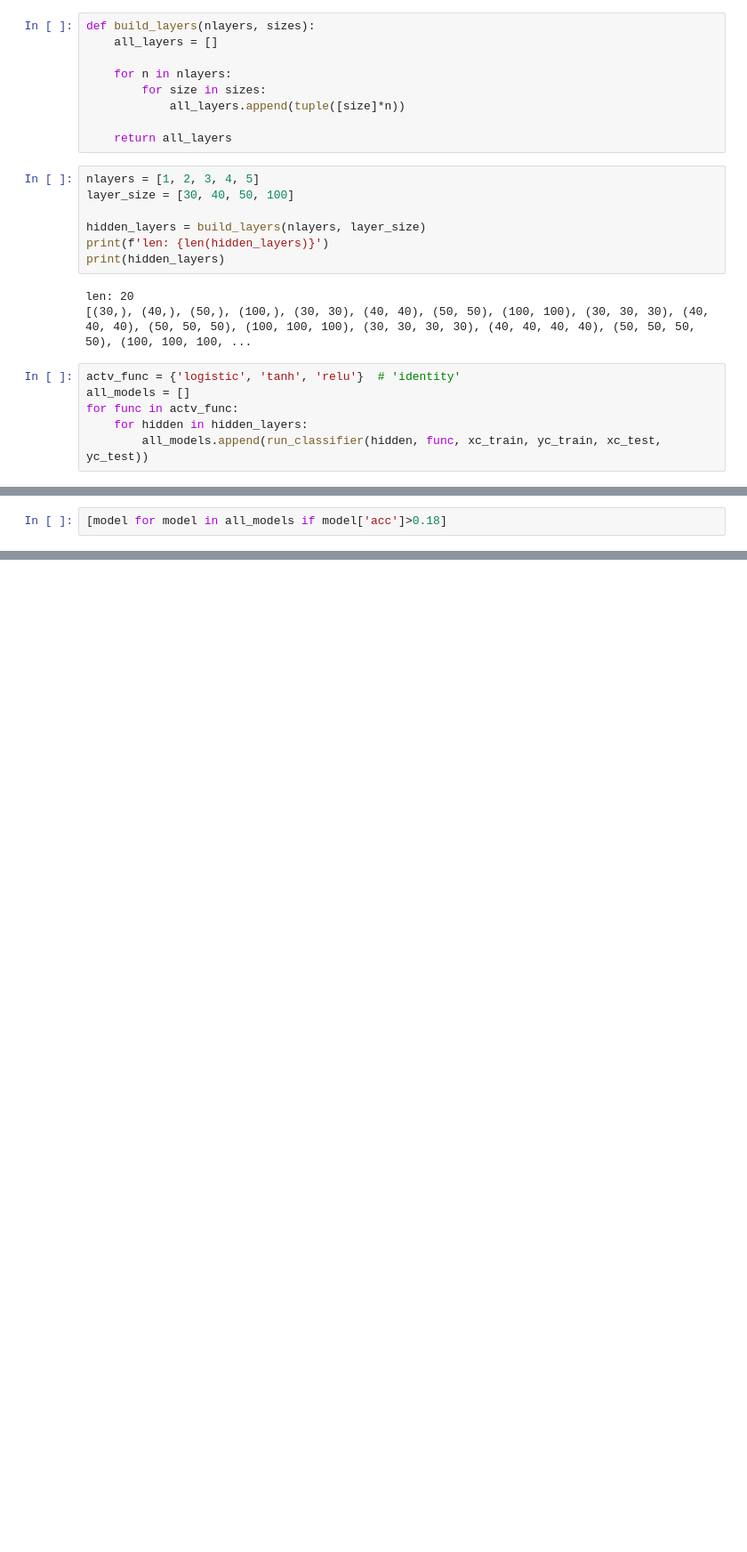
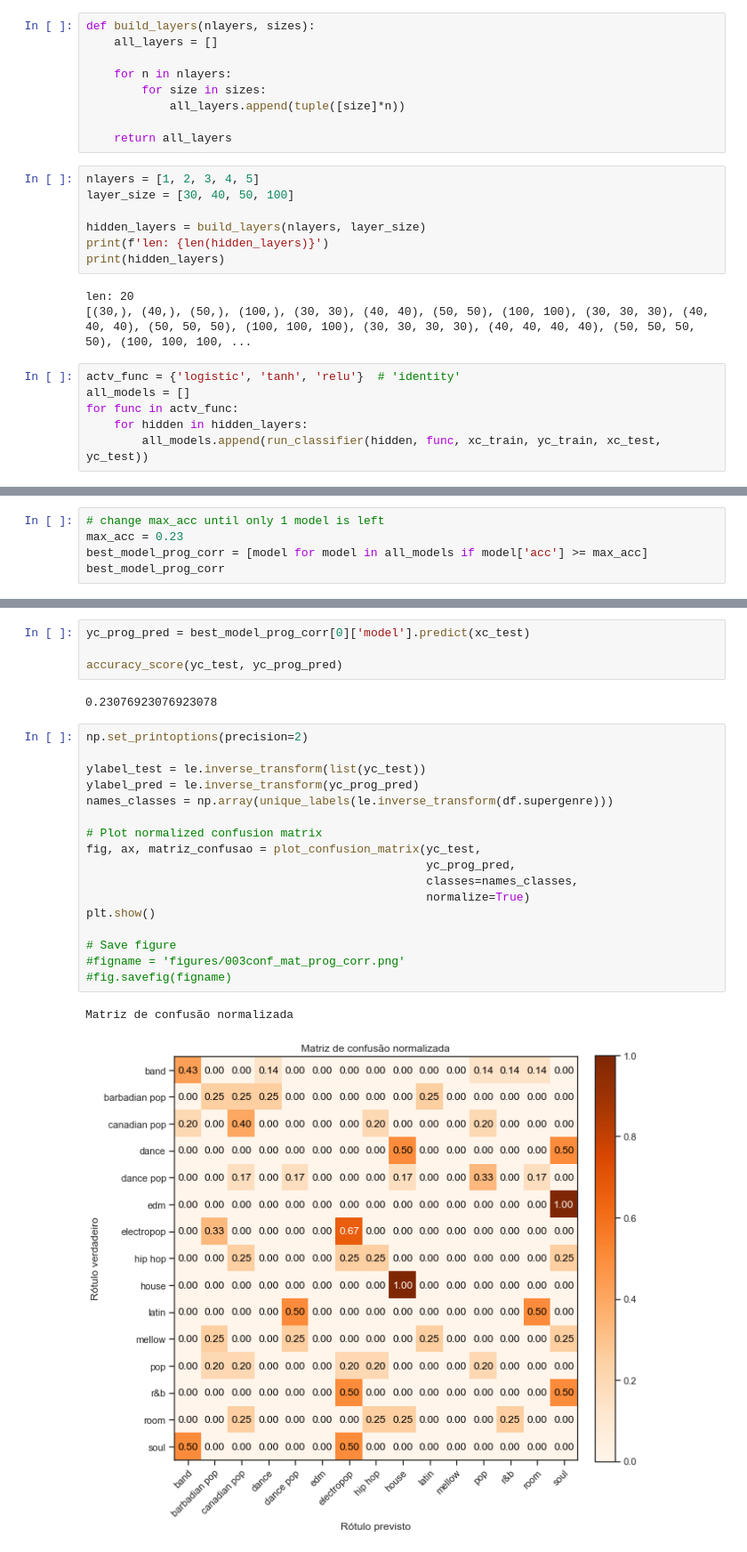
Before and after one commit to moisesmendes/spotify-analysis, a Jupyter notebook: 003_MLPClassifier.ipynb, the cells around one changed output, grey strips where cells are left out. Shown at 89% size. Cells and saved outputs as stored; diff of their text form; blank space fills up the shorter version.

```diff
--- a/003_MLPClassifier.ipynb
+++ b/003_MLPClassifier.ipynb
@@ -474,3 +595,6 @@ all_models
 # %%
-[model for model in all_models if model['acc']>0.18]
+# change max_acc until only 1 model is left
+max_acc = 0.23
+best_model_prog_corr = [model for model in all_models if model['acc'] >= max_acc]
+best_model_prog_corr
 # %% [output]
@@ -494 +621,27 @@ relu relu
+# %%
+yc_prog_pred = best_model_prog_corr[0]['model'].predict(xc_test)
+
+accuracy_score(yc_test, yc_prog_pred)
+# %% [output]
+0.23076923076923078
+# %%
+np.set_printoptions(precision=2)
+
+ylabel_test = le.inverse_transform(list(yc_test))
+ylabel_pred = le.inverse_transform(yc_prog_pred)
+names_classes = np.array(unique_labels(le.inverse_transform(df.supergenre)))
+
+# Plot normalized confusion matrix
+fig, ax, matriz_confusao = plot_confusion_matrix(yc_test,
+                                                 yc_prog_pred,
+                                                 classes=names_classes,
+                                                 normalize=True)
+plt.show()
+
+# Save figure
+#figname = 'figures/003conf_mat_prog_corr.png'
+#fig.savefig(figname)
+# %% [output]
+Matriz de confusão normalizada
+[figure, added]
 # %% [markdown]
```
Also changed, not shown: parts of 43 cells of this notebook.
